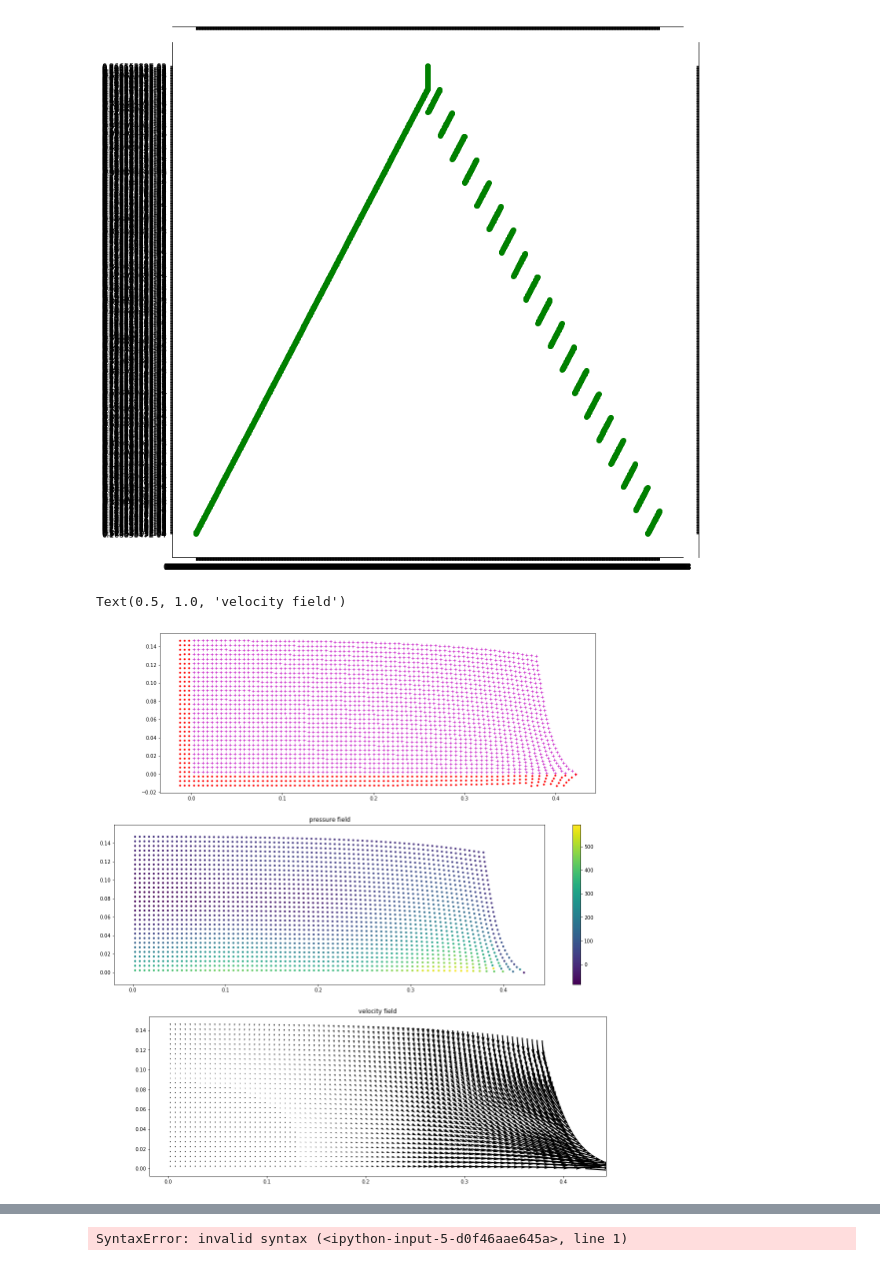
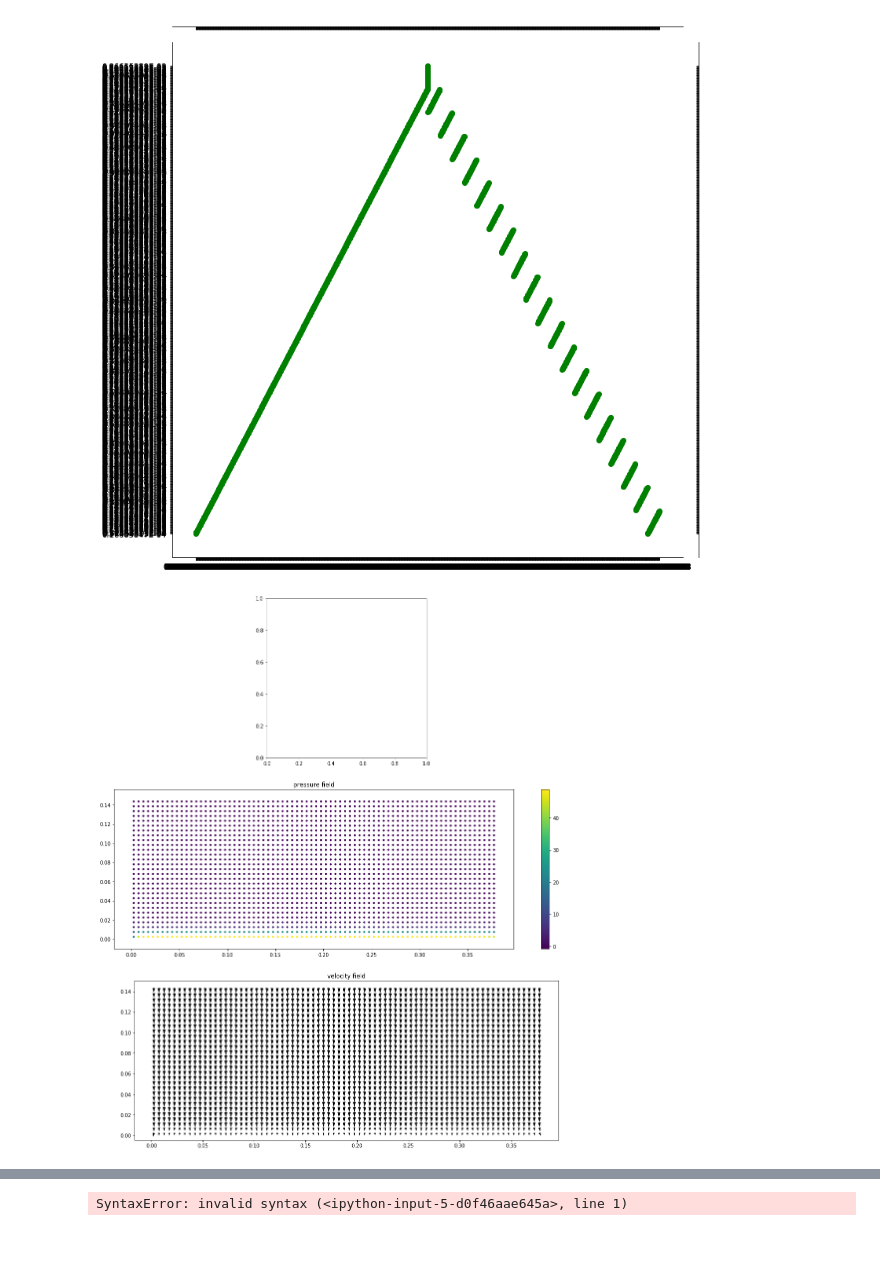
Before and after one commit to Jinx134235/static-water, a Jupyter notebook: particle&pressure plot.ipynb, the cells around one changed output, grey strips where cells are left out. Drawn from its saved outputs; the diff is of its cells as text; code cells hidden in the pictures.

```diff
--- a/particle&pressure plot.ipynb
+++ b/particle&pressure plot.ipynb
@@ -25,9 +25,10 @@ from matplotlib.mlab import griddata
 from numpy.random import uniform
 from math import log10
 
-npts=2676 #total number of fluid particles
-steps=1000
-xl = 0.195 #size of the domain, divided by 2
+npts=2204 #total number of fluid particles
+steps=2000
+xl = 9.36 #size of the domain, divided by 2
+yl = 0.156
 data1 = np.loadtxt('../data/f_xv.dat')
 data0 = np.loadtxt('../data/ini_xv.dat')
 data2 = np.loadtxt('../data/xv_vp.dat')
@@ -41,55 +42,61 @@ x2 = data1[:,1]
 y2 = data1[:,2]
 u2 = data1[:,3]
 v2 = data1[:,4]
-x3 = data2[:,1]
-y3 = data2[:,2]
+#x3 = data2[:,1]
+#y3 = data2[:,2]
 kernel1 = data3[:npts,1]
 kernel2 = data3[npts:,1]
 fig, ax = plt.subplots(figsize=(20, 20))
 ax.set_title('wcsph results, fluid particle:%d,timestep:%d'%(npts,steps))
 init = plt.subplot(311,aspect=1.0)
-#for i in range(len(x2)):
-#    if x2[i]>=0.38:
-#        init.plot(x2[i],y2[i],'.b')
-init.plot(x2,y2,'+m',x3,y3,'.r')
+for i in range(len(x2)):
+    if x2[i]>=0.38:
+        init.plot(x2[i],y2[i],'.b')
+#init.plot(x2,y2,'+m',x3,y3,'.r')
 #init.set_title('particle distribution')
 
 pressure = exdata[:,3]
 density = exdata[:,2]
 energy = exdata[:,4]
-xi = np.linspace(-xl,xl,100)
-yi = np.linspace(-xl,xl,100)
+xi = np.linspace(0,xl,900)
+yi = np.linspace(0,yl,16)
 #m=np.log10(pressure)
 # grid the data.
 zi = griddata(x2,y2,pressure,xi,yi,interp='linear')
 # contour the gridded data, plotting dots at the randomly spaced data points.
 CS = plt.subplot(312,aspect=1.0)
 im2 = CS.scatter(x2,y2,10,pressure)
 #im2 = CS.contour(xi,yi,zi,200,cmap=plt.cm.jet)
 #fmt = ticker.LogFormatterMathtext()
 #fmt.create_dummy_axis()
 #CS.clabel(im2, im2.levels[::2])
 fig.colorbar(im2,ax=CS,pad=0.05)
 CS.set_title('pressure field') #both contour & scatter are used
 
 #ccs = plt.subplot(223)
 #x2.append(x3)
 #y2.append(y3)
 #im3 = ccs.scatter(x2,y2,10,kernel1)
 #ccs.set_title('kernel scatter')
 
 vel = plt.subplot(313,aspect=1.0)
 vel.quiver(x2,y2,u2,v2)
 vel.set_title('velocity field')
 
+#den = plt.subplot(313,aspect=1.0)
+#for i in range(len(x2)):
+#    if density[i]<=1000:
+#        den.scatter(x2[i],y2[i],density[i]/10)
+#im3=den.scatter(x2,y2,10,density)
+#fig.colorbar(ax=den,pad=0.05)
+
 #den = plt.subplot(224)
-#zii = griddata(x2,y2,pressure,xi,yi,interp='linear')
+zii = griddata(x2,y2,pressure,xi,yi,interp='linear')
 #im3 = den.contour(xi,yi,zii,200,cmap=plt.cm.jet)
 #fig.colorbar(im3, ax =den,pad=0.05)
 #den.set_title('density field')
 # %% [output]
-Text(0.5, 1.0, 'velocity field')
-[figure, old version]
+[figure, new version]
 # %%
 fig, ax = plt.subplots(figsize=(10, 10))
 CS = plt.subplot(111,aspect=1.0)
```
Also changed, not shown: parts of 1 cell of this notebook, 8 other files.
